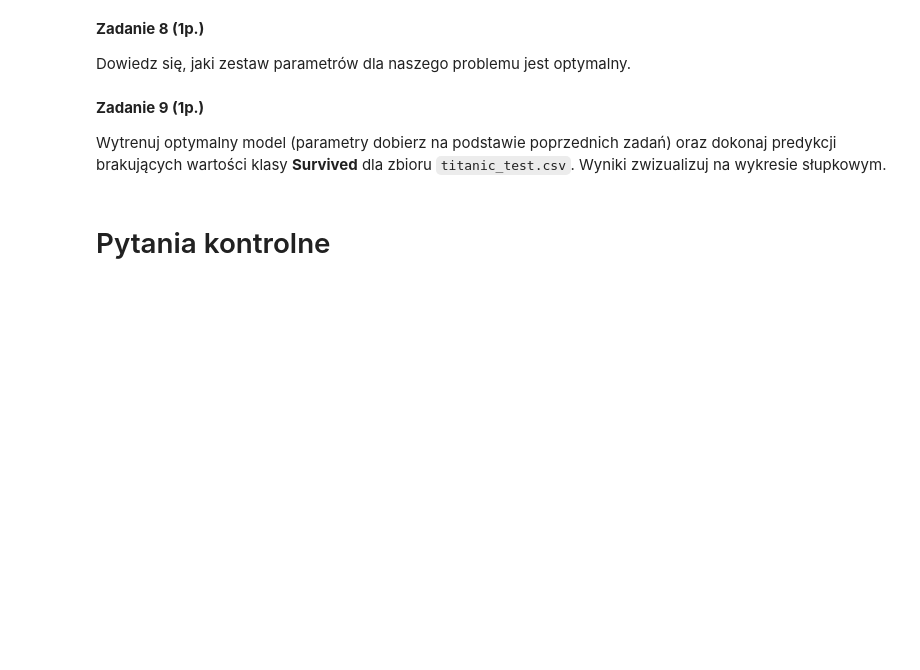
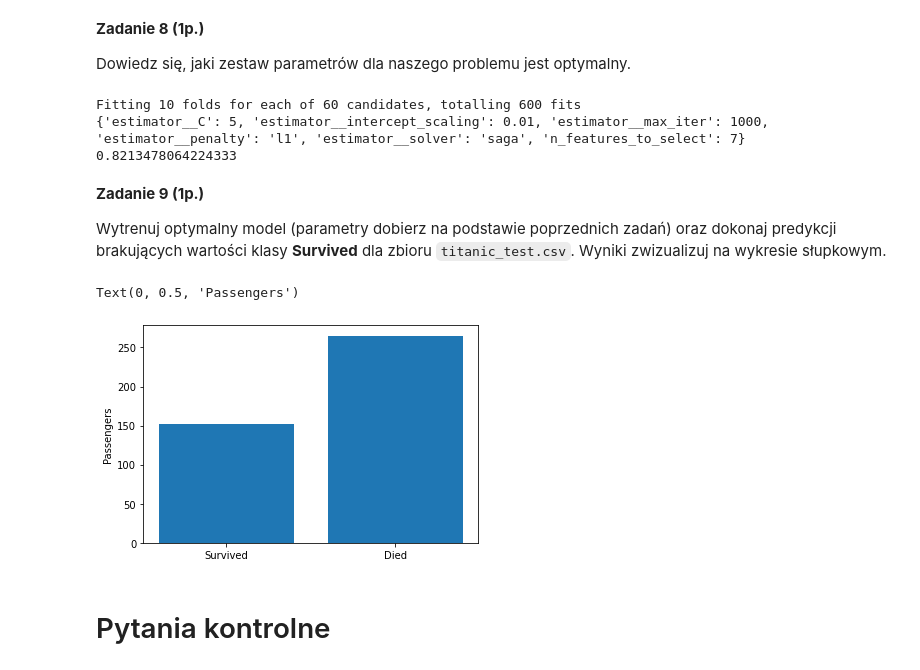
Before and after one commit to bchwast/AGH-PSI, a Jupyter notebook: Cwiczenia 1/lab_1_introduction.ipynb, the cells around one changed output. Cells and saved outputs as stored; diff of their text form; code cells hidden in the pictures; blank space fills up the shorter version.

```diff
--- a/Cwiczenia 1/lab_1_introduction.ipynb
+++ b/Cwiczenia 1/lab_1_introduction.ipynb
@@ -511,10 +796,25 @@ hyper_params = {
     "estimator__max_iter": [1000],
     "n_features_to_select": [7]
     }
-model_cv = # your_code_here
 
+folds = KFold(n_splits=10, shuffle=True, random_state=0)
+
+model_cv = GridSearchCV(
+    estimator=model_rfe,
+    param_grid=hyper_params,
+    scoring="accuracy",
+    cv=folds,
+    verbose=1,
+    return_train_score=True,
+) # your_code_here
+
+model_cv.fit(X_train, y_train)
 print(model_cv.best_params_)
 print(model_cv.best_score_)
+# %% [output]
+Fitting 10 folds for each of 60 candidates, totalling 600 fits
+{'estimator__C': 5, 'estimator__intercept_scaling': 0.01, 'estimator__max_iter': 1000, 'estimator__penalty': 'l1', 'estimator__solver': 'saga', 'n_features_to_select': 7}
+0.8213478064224333
 # %% [markdown]
 **Zadanie 9 (1p.)**
 
@@ -524,3 +822,30 @@ Wytrenuj optymalny model (parametry dobierz na podstawie poprzednich zadań) ora
+# %%
+# your_code_here
+import numpy as np
+
+model = LogisticRegression(
+    C=5,
+    intercept_scaling=0.01,
+    max_iter=1000,
+    penalty='l1',
+    solver='saga',
+)
+
+model_rfe = RFE(
+    model,
+    n_features_to_select=7
+)
+
+model_rfe.fit(X_train, y_train)
+predict = model_rfe.predict(test_data)
+
+keys = ['Survived', 'Died']
+values = [np.count_nonzero(predict==1), np.count_nonzero(predict==0)]
+plt.bar(keys, values)
+plt.ylabel('Passengers')
+# %% [output]
+Text(0, 0.5, 'Passengers')
+[figure, added]
 # %% [markdown]
 # Pytania kontrolne
 # %% [markdown]
```
Also changed, not shown: parts of 38 cells of this notebook.
